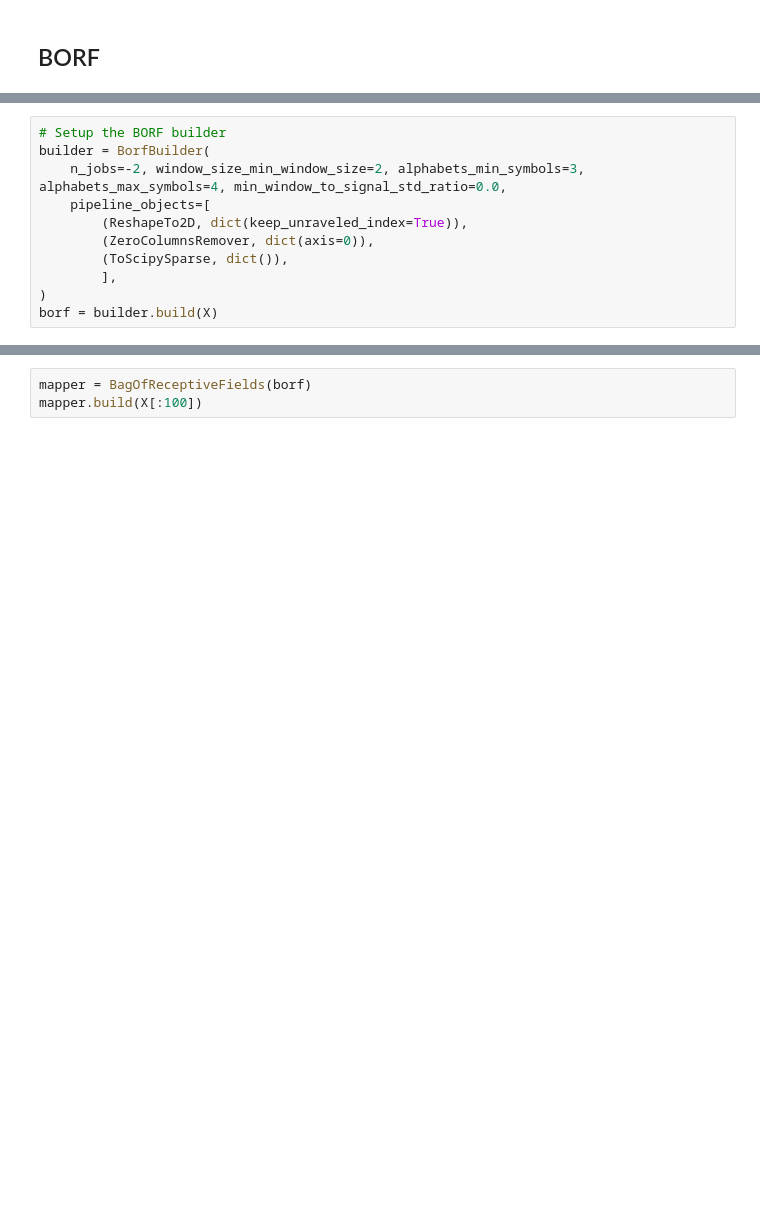
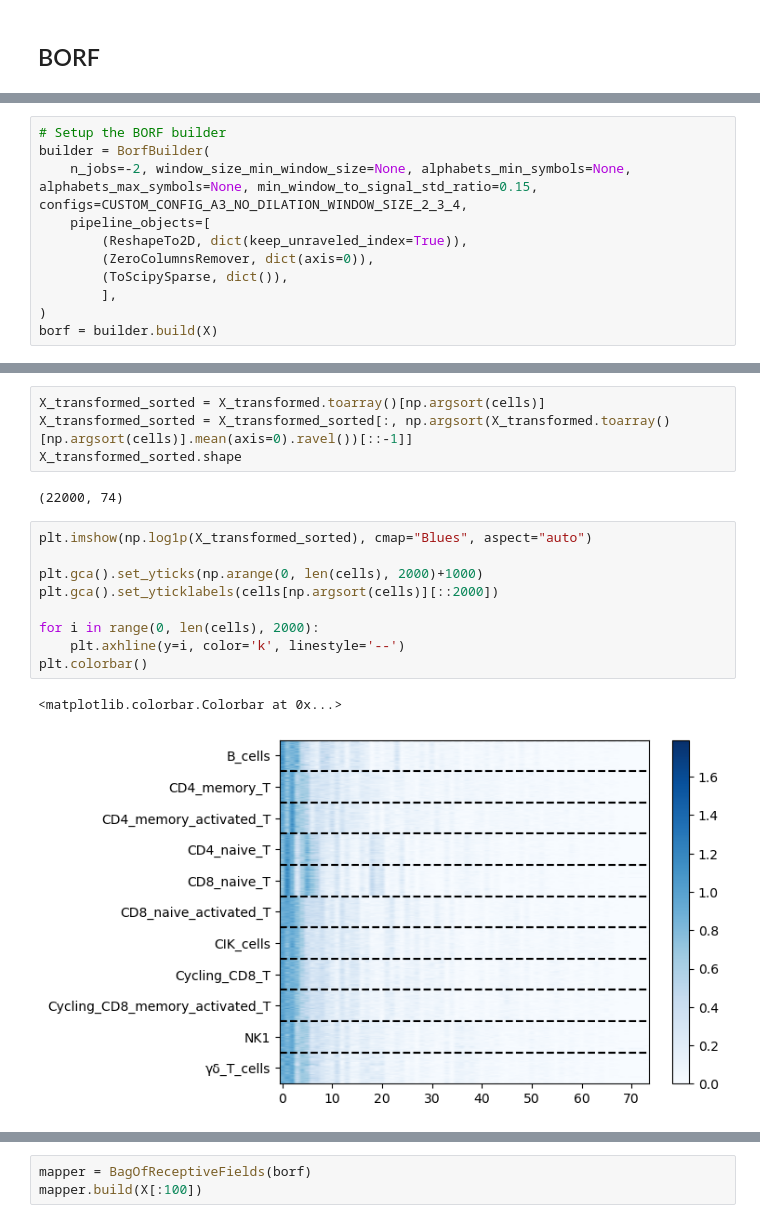
Before and after one commit to antoniocollesei/SHISMA, a Jupyter notebook: 2024-11-08_borf_mapping.ipynb, the cells around one changed output, grey strips where cells are left out. Saved outputs shown, nothing was run; the diff lists cells and outputs as text; blank space fills up the shorter version.

```diff
--- a/2024-11-08_borf_mapping.ipynb
+++ b/2024-11-08_borf_mapping.ipynb
@@ -50,7 +51,7 @@ from fast_borf.xai.mapping import BagOfReceptiveFields
 # %%
 # Setup the BORF builder
 builder = BorfBuilder(
-    n_jobs=-2, window_size_min_window_size=2, alphabets_min_symbols=3, alphabets_max_symbols=4, min_window_to_signal_std_ratio=0.0,
+    n_jobs=-2, window_size_min_window_size=None, alphabets_min_symbols=None, alphabets_max_symbols=None, min_window_to_signal_std_ratio=0.15, configs=CUSTOM_CONFIG_A3_NO_DILATION_WINDOW_SIZE_2_3_4,
     pipeline_objects=[
         (ReshapeTo2D, dict(keep_unraveled_index=True)),
         (ZeroColumnsRemover, dict(axis=0)),
@@ -62,0 +93,18 @@ X_transformed = borf.fit_transform(X)
+# %%
+X_transformed_sorted = X_transformed.toarray()[np.argsort(cells)]
+X_transformed_sorted = X_transformed_sorted[:, np.argsort(X_transformed.toarray()[np.argsort(cells)].mean(axis=0).ravel())[::-1]]
+X_transformed_sorted.shape
+# %% [output]
+(22000, 74)
+# %%
+plt.imshow(np.log1p(X_transformed_sorted), cmap="Blues", aspect="auto")
+
+plt.gca().set_yticks(np.arange(0, len(cells), 2000)+1000)
+plt.gca().set_yticklabels(cells[np.argsort(cells)][::2000])
+
+for i in range(0, len(cells), 2000):
+    plt.axhline(y=i, color='k', linestyle='--')
+plt.colorbar()
+# %% [output]
+<matplotlib.colorbar.Colorbar at 0x...>
+[figure, added]
```
Also changed, not shown: parts of 8 cells of this notebook, 2 other files.
